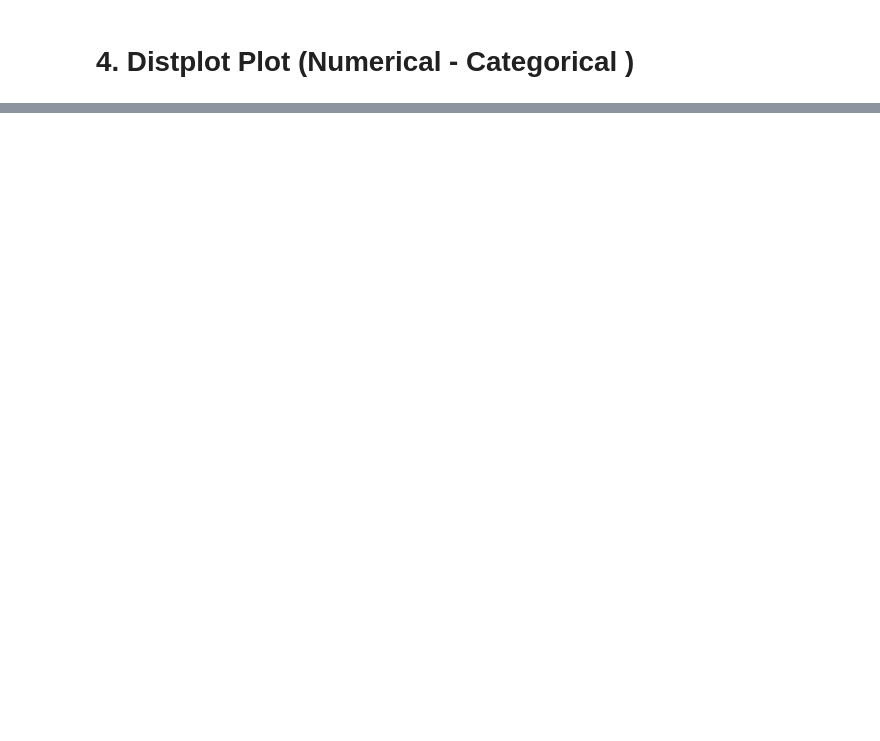
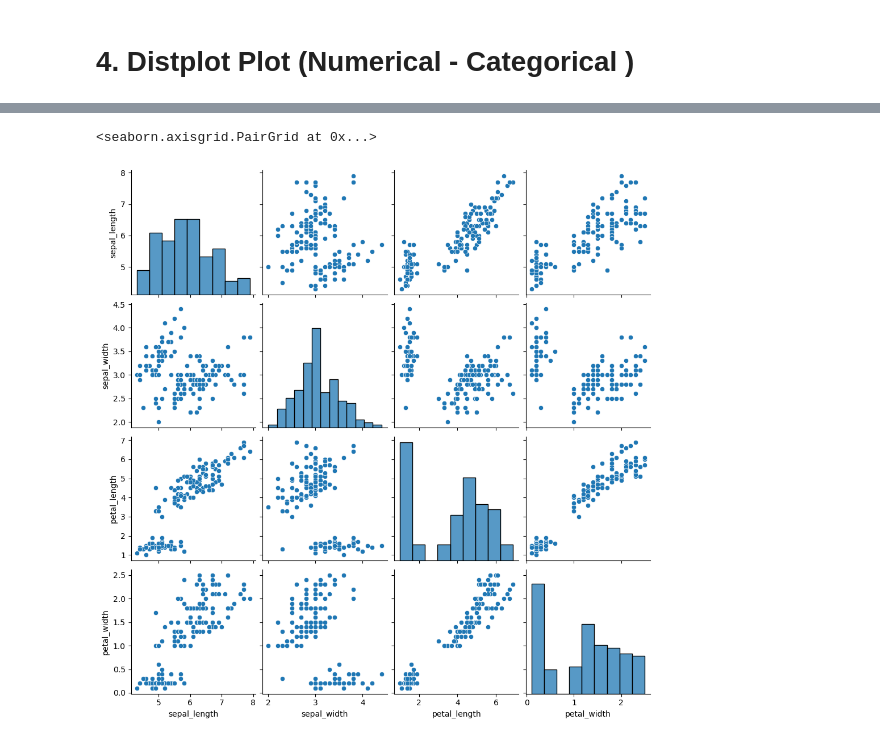
Before and after one commit to Foolmannn/ml-learnings, a Jupyter notebook: 4UnderstandingData/bivariate_multivariate_analysis.ipynb, the cells around one changed output, grey strips where cells are left out. Cells and saved outputs as stored; diff of their text form; code cells hidden in the pictures; blank space fills up the shorter version.

```diff
--- a/4UnderstandingData/bivariate_multivariate_analysis.ipynb
+++ b/4UnderstandingData/bivariate_multivariate_analysis.ipynb
@@ -68,0 +138,5 @@ sns.barplot(data=titanic,x='Pclass',y='Fare')
+# %%
+sns.pairplot(data=iris)
+# %% [output]
+<seaborn.axisgrid.PairGrid at 0x...>
+[figure, added]
```
Also changed, not shown: parts of 17 cells of this notebook.
